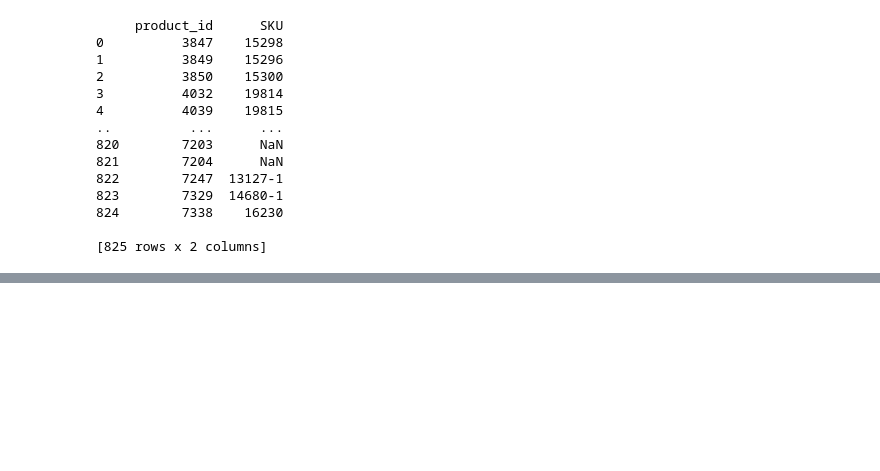
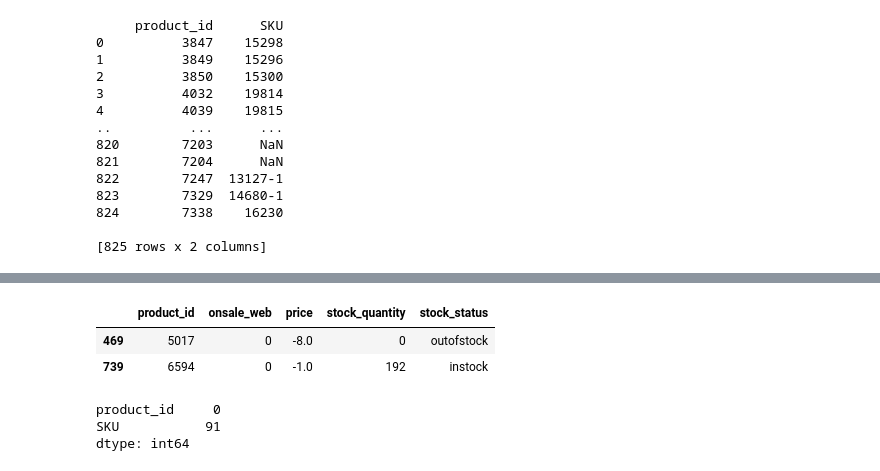
Before and after one commit to SylviaNice/7162856-G-rez-Git-et-GitHub, a Jupyter notebook: Projet_Bottleneck_Python.ipynb, the cells around one changed output, grey strips where cells are left out. Cells and saved outputs as stored; diff of their text form; code cells hidden in the pictures; blank space fills up the shorter version.

```diff
--- a/Projet_Bottleneck_Python.ipynb
+++ b/Projet_Bottleneck_Python.ipynb
@@ -19,9 +16,15 @@ web_df = 'https://docs.google.com/spreadsheets/d/1ndp4EH_uGMu2x_8G_U6Tgby3g68NIK
 # %%
-# 3. Aperçu des 3 fichiers importés
+# 2. Importation, chargement et aperçu des 3 fichiers importés
 
-erp_df = pd.read_excel("Fichier_erp.xlsx")
-web_df = pd.read_excel("Fichier_web.xlsx")
-liaison_df = pd.read_excel("fichier_liaison.xlsx")
+# Les fichiers ont été téléchargés manuellement et importés dans Colab
+erp_file = 'Fichier_erp.xlsx'
+web_file = 'Fichier_web.xlsx'
+liaison_file = 'fichier_liaison.xlsx'
+
+erp_df = pd.read_excel(erp_file)
+web_df = pd.read_excel(web_file)
+liaison_df = pd.read_excel(liaison_file)
+
 display(erp_df.head())
 display(web_df.head())
 display(liaison_df.head())
@@ -110,0 +140,14 @@ print(liaison_df)
+# %%
+## Incohérences de prix : prix négatifs
+
+erp_df[erp_df['price'] <= 0]
+# %% [output]
+|  | product_id | onsale_web | price | stock_quantity | stock_status |
+| 469 | 5017 | 0 | -8.0 | 0 | outofstock |
+| 739 | 6594 | 0 | -1.0 | 192 | instock |
+# %%
+print(liaison_df.isna().sum())
+# %% [output]
+product_id     0
+SKU           91
+dtype: int64
```
Also changed, not shown: parts of 5 cells of this notebook.
